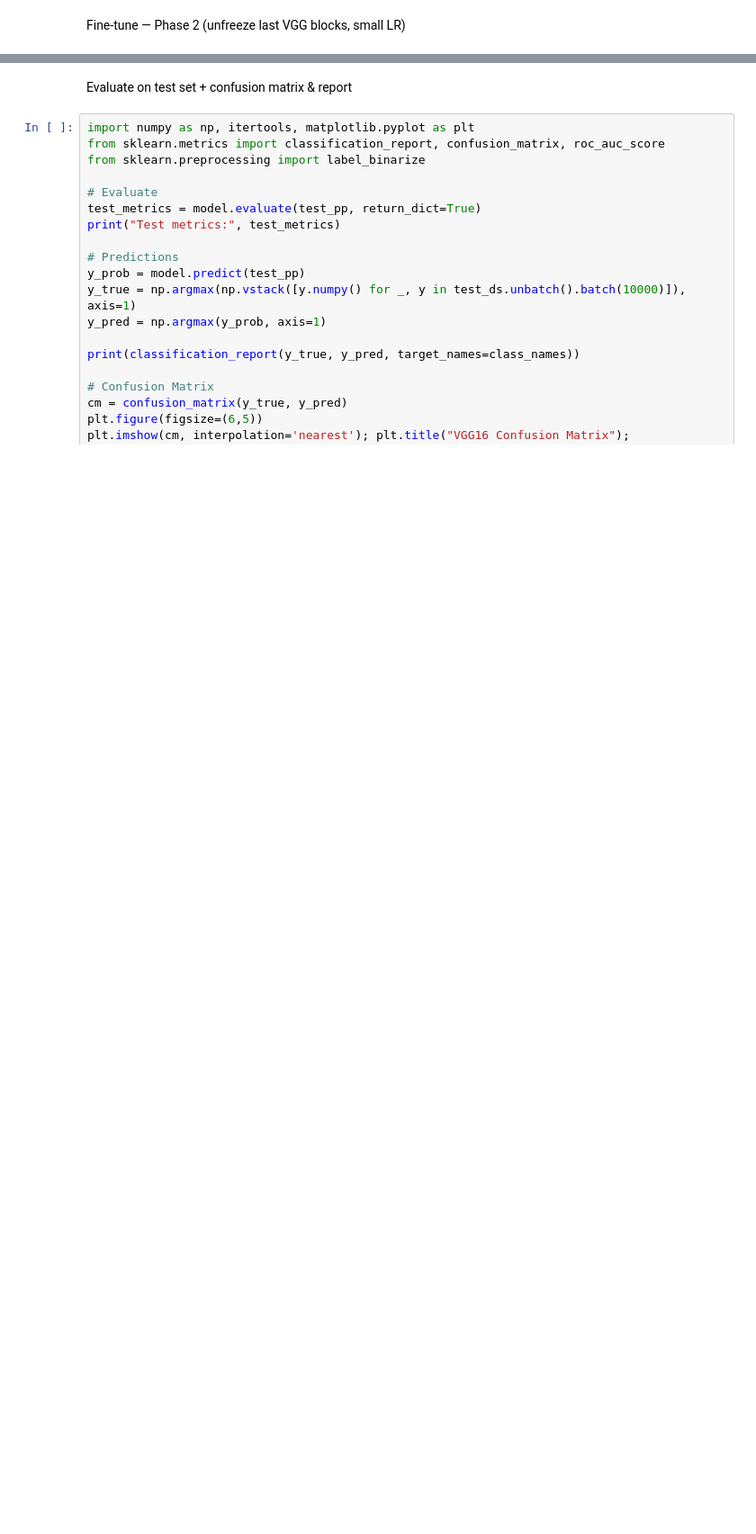
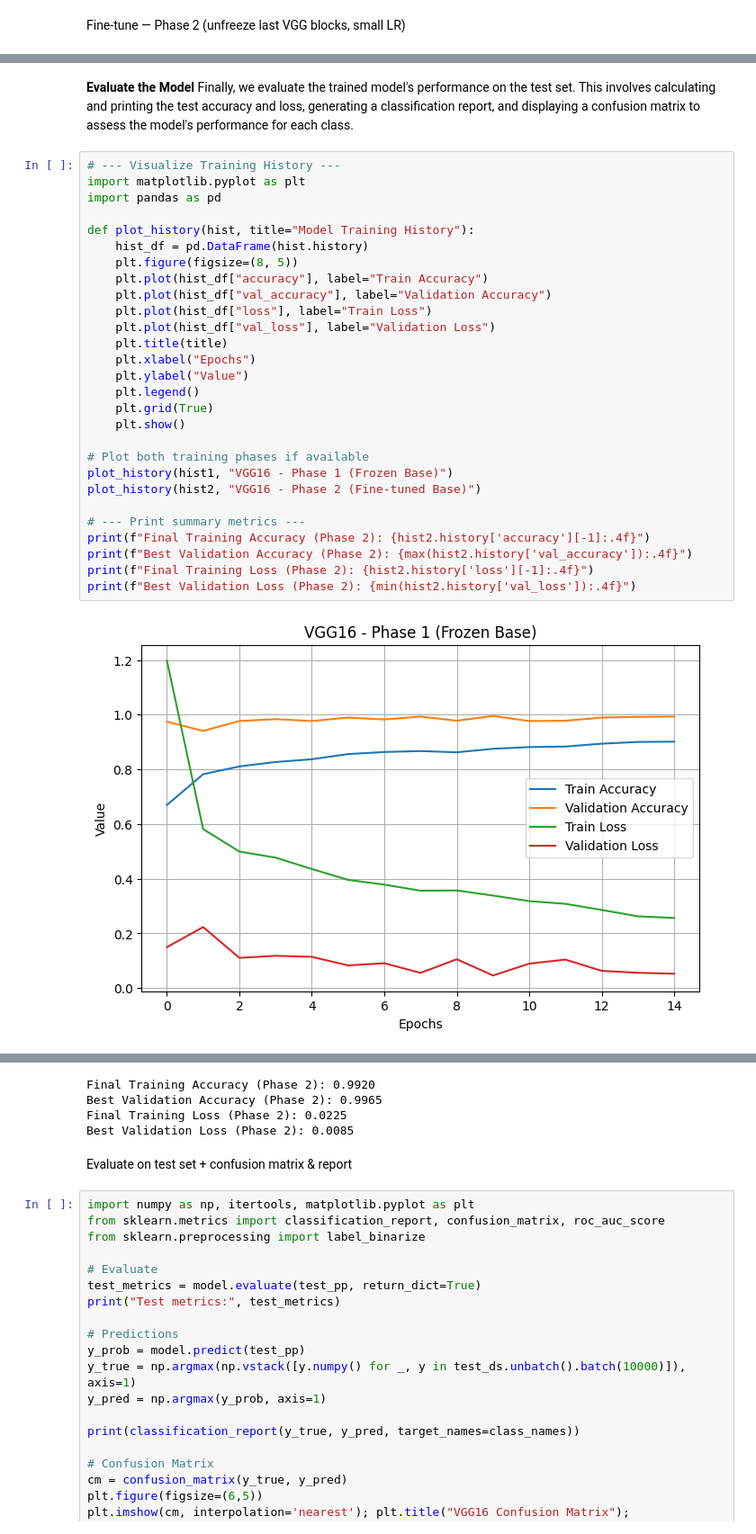
Before and after one commit to mushrifahamed/DL-Assignment1, a Jupyter notebook: 02_vgg16.ipynb, the cells around one changed output, grey strips where cells are left out. Shown: that part at 90% size. Cells and saved outputs as stored; diff of their text form; blank space fills up the shorter version.

```diff
--- a/02_vgg16.ipynb
+++ b/02_vgg16.ipynb
@@ -340,0 +358,33 @@ Epoch 10/10
+# %% [markdown]
+**Evaluate the Model**
+Finally, we evaluate the trained model's performance on the test set. This involves calculating and printing the test accuracy and loss, generating a classification report, and displaying a confusion matrix to assess the model's performance for each class.
+# %%
+# --- Visualize Training History ---
+import matplotlib.pyplot as plt
+import pandas as pd
+
+def plot_history(hist, title="Model Training History"):
+    hist_df = pd.DataFrame(hist.history)
+    plt.figure(figsize=(8, 5))
+    plt.plot(hist_df["accuracy"], label="Train Accuracy")
+    plt.plot(hist_df["val_accuracy"], label="Validation Accuracy")
+    plt.plot(hist_df["loss"], label="Train Loss")
+    plt.plot(hist_df["val_loss"], label="Validation Loss")
+    plt.title(title)
+    plt.xlabel("Epochs")
+    plt.ylabel("Value")
+    plt.legend()
+    plt.grid(True)
+    plt.show()
+
+# Plot both training phases if available
+plot_history(hist1, "VGG16 - Phase 1 (Frozen Base)")
+plot_history(hist2, "VGG16 - Phase 2 (Fine-tuned Base)")
+
+# --- Print summary metrics ---
+print(f"Final Training Accuracy (Phase 2): {hist2.history['accuracy'][-1]:.4f}")
+print(f"Best Validation Accuracy (Phase 2): {max(hist2.history['val_accuracy']):.4f}")
+print(f"Final Training Loss (Phase 2): {hist2.history['loss'][-1]:.4f}")
+print(f"Best Validation Loss (Phase 2): {min(hist2.history['val_loss']):.4f}")
+# %% [output]
+[figure, added]
@@ -341,3 +392,7 @@ Epoch 10/10
+Final Training Accuracy (Phase 2): 0.9920
+Best Validation Accuracy (Phase 2): 0.9965
+Final Training Loss (Phase 2): 0.0225
+Best Validation Loss (Phase 2): 0.0085
 # %% [markdown]
 Evaluate on test set + confusion matrix & report
 # %%
```
Also changed, not shown: parts of 6 cells of this notebook.
